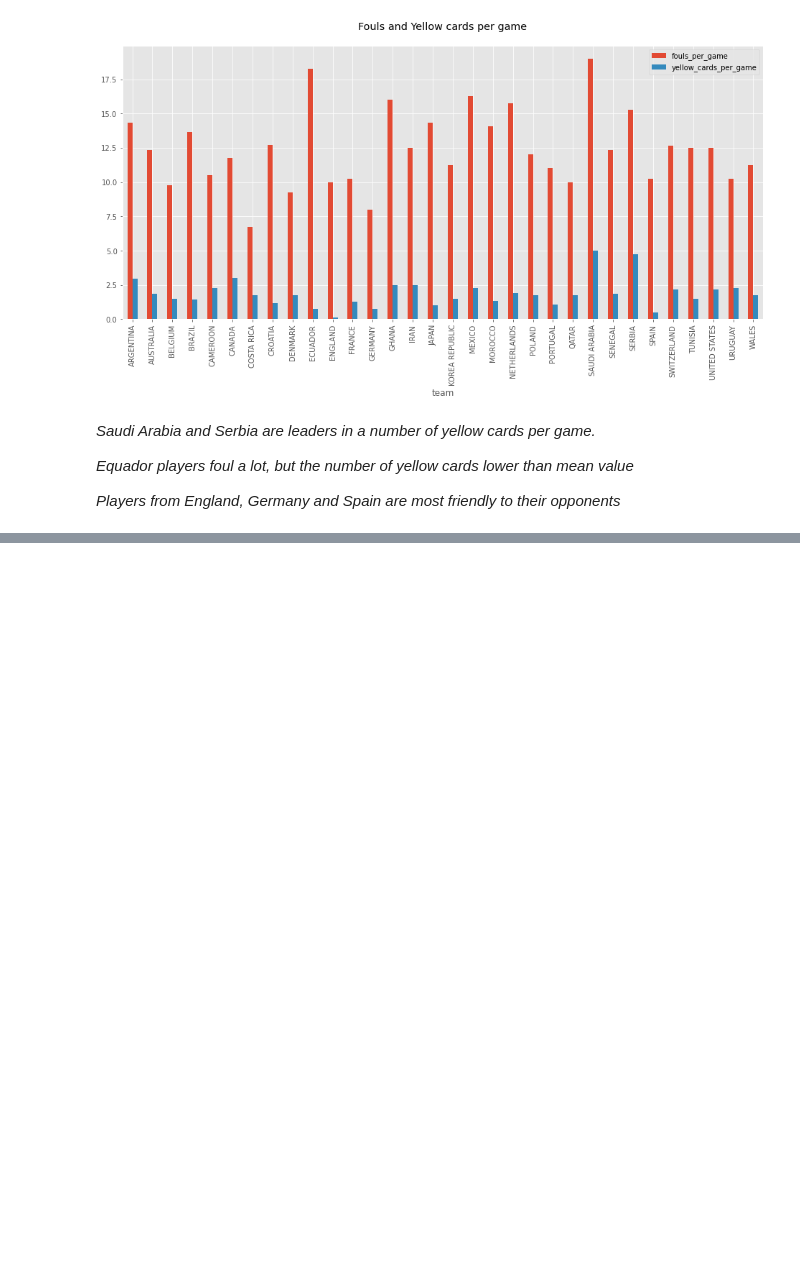
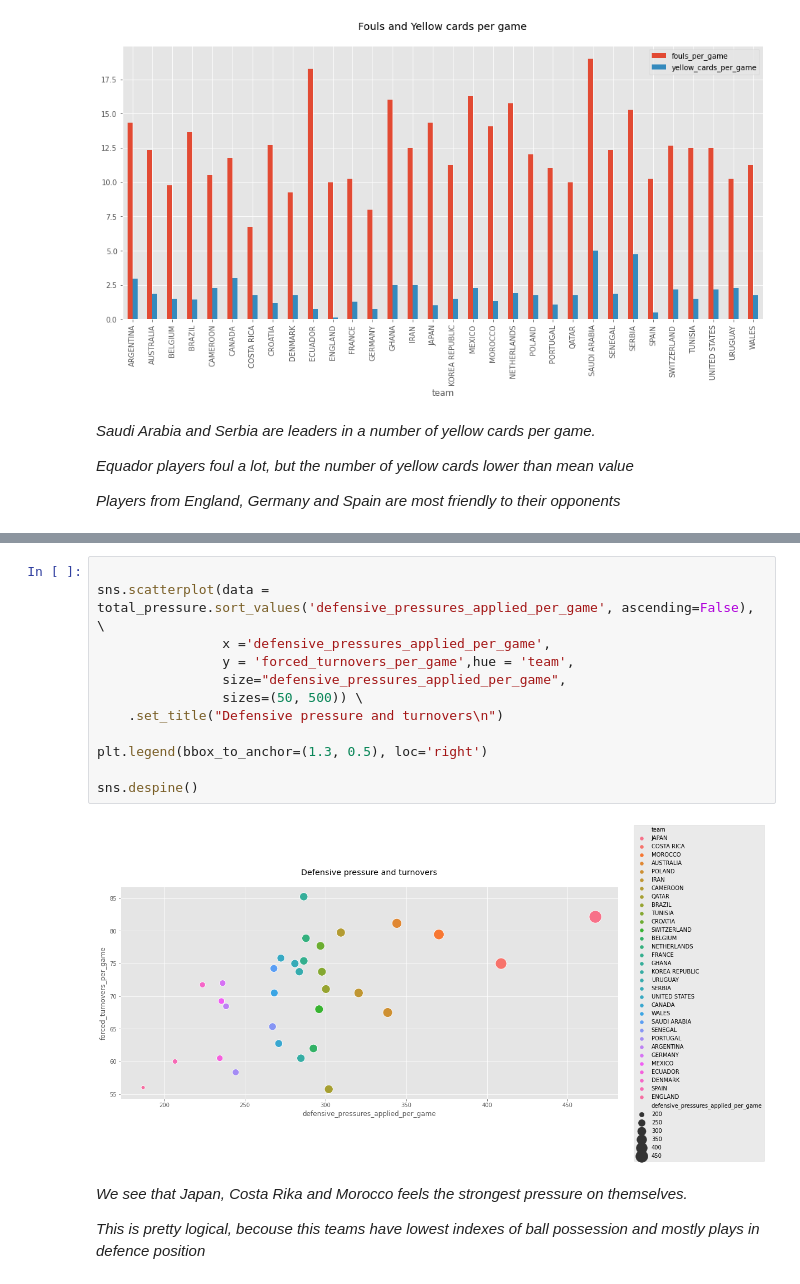
Before and after one commit to avgalkov/Kaggle-research, a Jupyter notebook: fifa-2022-world-cup-research.ipynb, the cells around one changed output, grey strips where cells are left out. Drawn from its saved outputs; the diff is of its cells as text; blank space fills up the shorter version.

```diff
--- a/fifa-2022-world-cup-research.ipynb
+++ b/fifa-2022-world-cup-research.ipynb
@@ -763,0 +753,18 @@ plt.show()
+# %%
+
+sns.scatterplot(data = total_pressure.sort_values('defensive_pressures_applied_per_game', ascending=False), \
+                x ='defensive_pressures_applied_per_game',
+                y = 'forced_turnovers_per_game',hue = 'team',
+                size="defensive_pressures_applied_per_game",
+                sizes=(50, 500)) \
+    .set_title("Defensive pressure and turnovers\n")
+
+plt.legend(bbox_to_anchor=(1.3, 0.5), loc='right')
+
+sns.despine()
+# %% [output]
+[figure, added]
+# %% [markdown]
+*We see that Japan, Costa Rika and Morocco feels the strongest pressure on themselves.*
+
+*This is pretty logical, becouse this teams have lowest indexes of ball possession and mostly plays in defence position*
```
Also changed, not shown: parts of 11 cells of this notebook.
